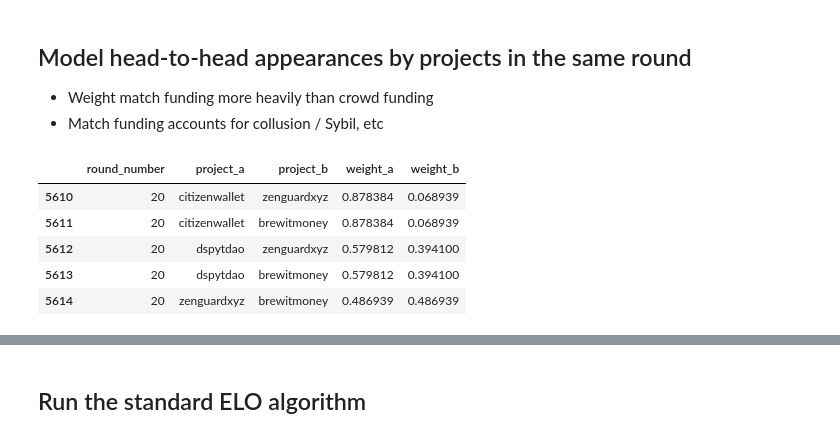
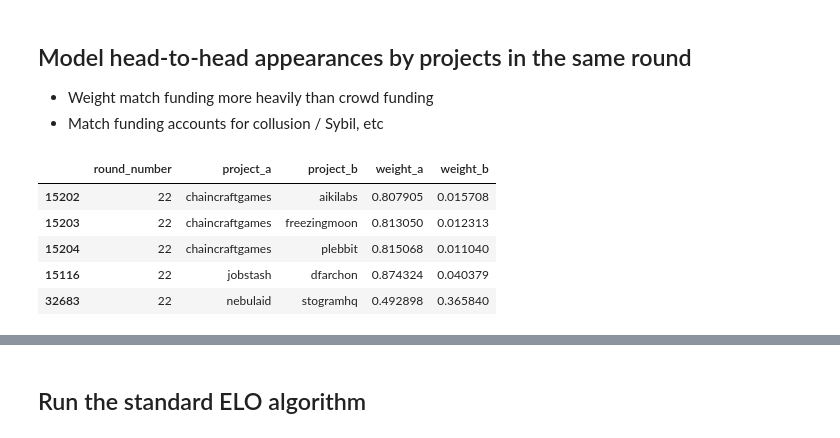
Before and after one commit to opensource-observer/insights, a Jupyter notebook: analysis/gitcoin/2025-01-30_GitcoinGrantsELO.ipynb, the cells around one changed output, grey strips where cells are left out. Saved outputs shown, nothing was run; the diff lists cells and outputs as text; code cells hidden in the pictures.

```diff
--- a/analysis/gitcoin/2025-01-30_GitcoinGrantsELO.ipynb
+++ b/analysis/gitcoin/2025-01-30_GitcoinGrantsELO.ipynb
@@ -105,0 +111,33 @@ Total projects with missing display names: 247
+# %%
+# Patch to get missing OSO names for projects indexed in OSO but missing wallet information
+# First, identify missing names
+missing_ids = gitcoin_df[gitcoin_df['oso_display_name'].isnull()]['gitcoin_project_id'].unique()
+missing_ids_str = "', '".join(missing_ids)
+
+# Query to get missing names
+query = """
+SELECT dir.gitcoin_project_id, dir.latest_project_github,
+       proj.project_name as oso_project_name,
+       proj.display_name as oso_display_name
+FROM `oso_production.gitcoin_project_directory_v0` dir
+JOIN `oso_production.projects_v1` proj
+ON proj.project_name = dir.latest_project_github
+WHERE dir.gitcoin_project_id IN ('""" + missing_ids_str + """')
+"""
+
+missing_names_results = client.query(query)
+missing_names_df = missing_names_results.to_dataframe()
+
+print(f"Found name mappings for {len(missing_names_df)} out of {len(missing_ids)} missing projects")
+
+# Update gitcoin_df with the found names
+for _, row in missing_names_df.iterrows():
+    mask = gitcoin_df['gitcoin_project_id'] == row['gitcoin_project_id']
+    gitcoin_df.loc[mask, 'oso_project_name'] = row['oso_project_name']
+    gitcoin_df.loc[mask, 'oso_display_name'] = row['oso_display_name']
+
+gitcoin_df.to_csv('data/2025-02-03_gitcoin_df_with_names.csv')
+
+# Verify updates
+print("\nRemaining missing names after update:")
+print(gitcoin_df[gitcoin_df['oso_display_name'].isnull()]['gitcoin_project_id'].nunique())
@@ -113,7 +157,7 @@ oss_heavy_rounds_list = list(oss_heavy_rounds.index)
 round_filter = gitcoin_df['oso_generated_round_label'].isin(oss_heavy_rounds_list)
 
 project_round_count = gitcoin_df.groupby('oso_project_name')['round_number'].nunique()
-projects_above_round_count_threshold = list(project_round_count[project_round_count >= 3].index)
+projects_above_round_count_threshold = list(project_round_count[project_round_count >= 1].index)
 project_filter = gitcoin_df['oso_project_name'].isin(projects_above_round_count_threshold)
 
 oss_project_filter = gitcoin_df['oso_project_name'].isna() == False
@@ -135,32 +179,36 @@ filtered_df.head()
 # %%
 simulation_data = []
 for gitcoin_round in oss_heavy_rounds_list:
     dff = filtered_df[filtered_df['oso_generated_round_label'] == gitcoin_round]
     round_num = dff['round_number'].mean()
     if round_num != int(round_num):
         print(gitcoin_round)
     projects = list(dff['oso_project_name'].unique())
     comparisons = combinations(projects, 2)
     for (project_a, project_b) in comparisons:
         match_a = dff[dff['oso_project_name'] == project_a]['match_funding_usd'].sum()
         match_b = dff[dff['oso_project_name'] == project_b]['match_funding_usd'].sum()
         crowd_a = dff[dff['oso_project_name'] == project_a]['crowd_funding_usd'].sum()
         crowd_b = dff[dff['oso_project_name'] == project_b]['crowd_funding_usd'].sum()
         amount_total = match_a + match_b + crowd_a + crowd_b
         simulation_data.append({
             'round_number': int(round_num),
             'project_a': project_a,
             'project_b': project_b,
             'weight_a': (match_a + crowd_a * 0.5) / amount_total,
             'weight_b': (match_b + crowd_b * 0.5) / amount_total
         })
 
 simulation_df = pd.DataFrame(simulation_data)
+
+# Sort by round number descending (latest rounds first)
+simulation_df = simulation_df.sort_values('round_number', ascending=True)
+
 simulation_df.tail()
 # %% [output]
 |  | round_number | project_a | project_b | weight_a | weight_b |
-| 5610 | 20 | citizenwallet | zenguardxyz | 0.878384 | 0.068939 |
-| 5611 | 20 | citizenwallet | brewitmoney | 0.878384 | 0.068939 |
-| 5612 | 20 | dspytdao | zenguardxyz | 0.579812 | 0.394100 |
-| 5613 | 20 | dspytdao | brewitmoney | 0.579812 | 0.394100 |
-| 5614 | 20 | zenguardxyz | brewitmoney | 0.486939 | 0.486939 |
+| 15202 | 22 | chaincraftgames | aikilabs | 0.807905 | 0.015708 |
+| 15203 | 22 | chaincraftgames | freezingmoon | 0.813050 | 0.012313 |
+| 15204 | 22 | chaincraftgames | plebbit | 0.815068 | 0.011040 |
+| 15116 | 22 | jobstash | dfarchon | 0.874324 | 0.040379 |
+| 32683 | 22 | nebulaid | stogramhq | 0.492898 | 0.365840 |
```
Also changed, not shown: parts of 13 cells of this notebook, 6 other files.
